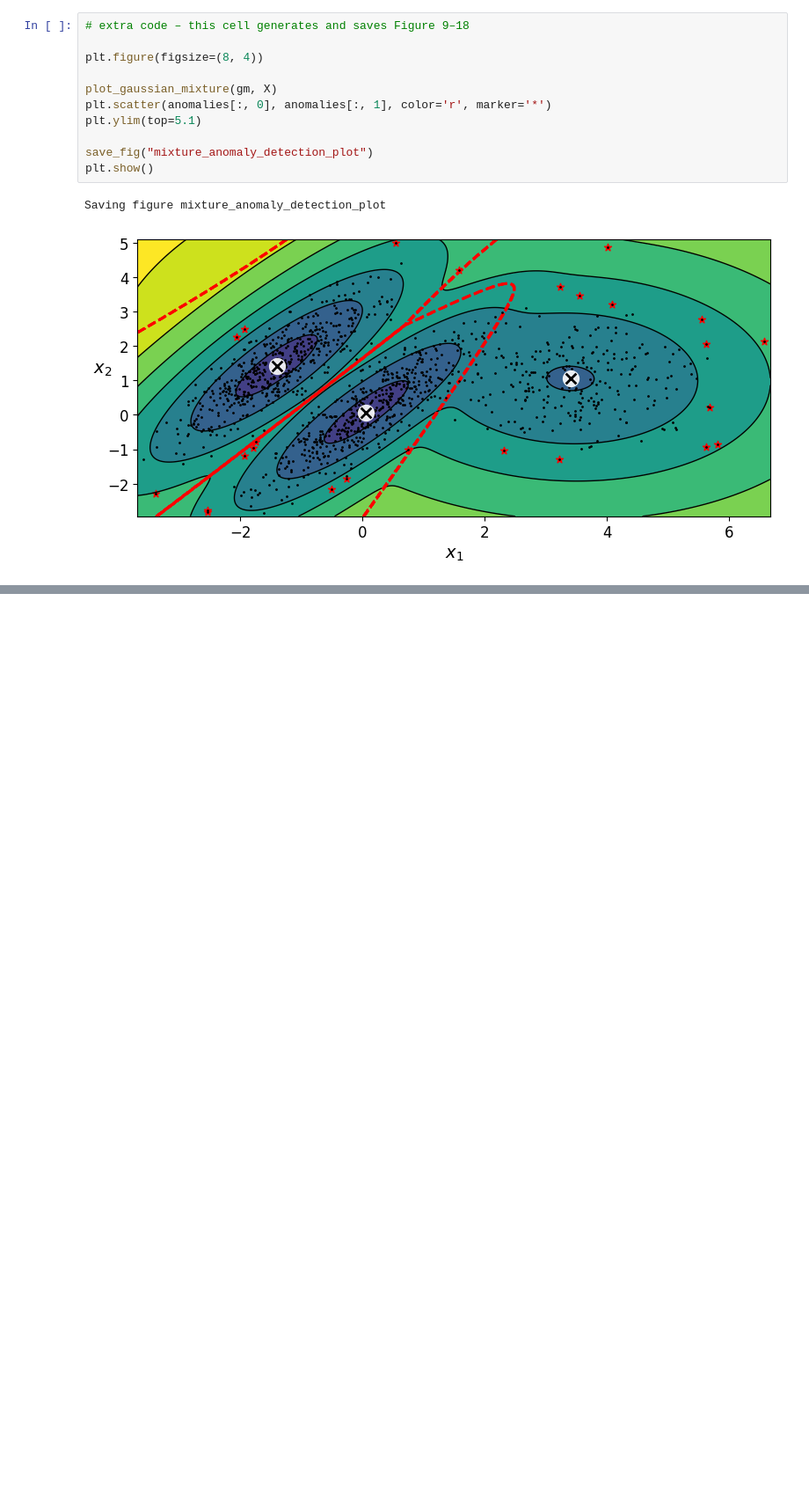
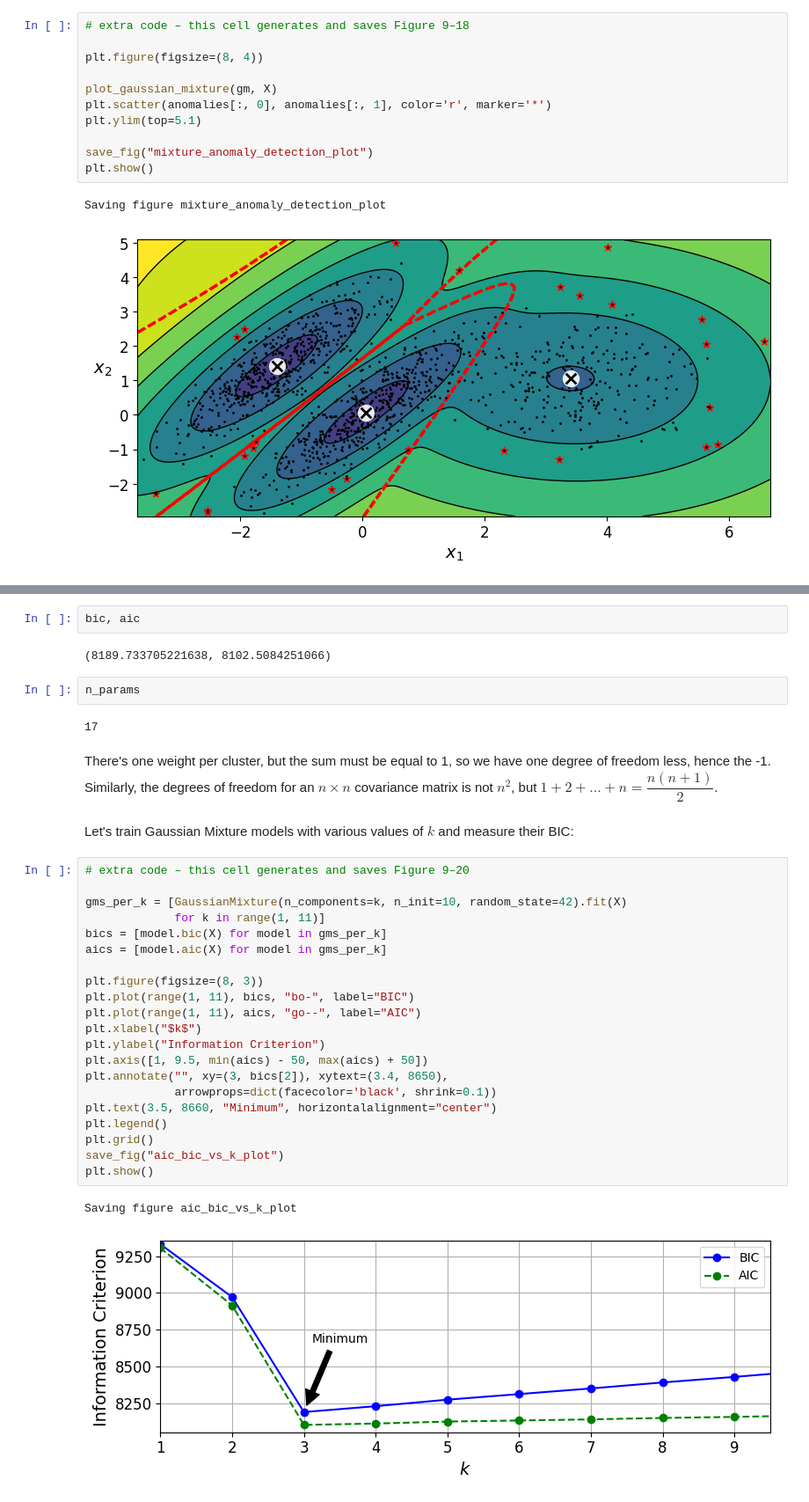
Before and after one commit to Pavan-jangid-here/Learning, a Jupyter notebook: Machine Learning (ML)/8. Unsupervised Learning.ipynb, the cells around one changed output, grey strips where cells are left out. Shown at 88% size. Saved outputs shown, nothing was run; the diff lists cells and outputs as text; blank space fills up the shorter version.

```diff
--- a/Machine Learning (ML)/8. Unsupervised Learning.ipynb
+++ b/Machine Learning (ML)/8. Unsupervised Learning.ipynb
@@ -1209,0 +1321,36 @@ Saving figure mixture_anomaly_detection_plot
+# %%
+bic, aic
+# %% [output]
+(8189.733705221638, 8102.5084251066)
+# %%
+n_params
+# %% [output]
+17
+# %% [markdown]
+There's one weight per cluster, but the sum must be equal to 1, so we have one degree of freedom less, hence the -1. Similarly, the degrees of freedom for an $n \times n$ covariance matrix is not $n^2$, but $1 + 2 + \dots + n = \dfrac{n (n+1)}{2}$.
+# %% [markdown]
+Let's train Gaussian Mixture models with various values of $k$ and measure their BIC:
+# %%
+# extra code – this cell generates and saves Figure 9–20
+
+gms_per_k = [GaussianMixture(n_components=k, n_init=10, random_state=42).fit(X)
+             for k in range(1, 11)]
+bics = [model.bic(X) for model in gms_per_k]
+aics = [model.aic(X) for model in gms_per_k]
+
+plt.figure(figsize=(8, 3))
+plt.plot(range(1, 11), bics, "bo-", label="BIC")
+plt.plot(range(1, 11), aics, "go--", label="AIC")
+plt.xlabel("$k$")
+plt.ylabel("Information Criterion")
+plt.axis([1, 9.5, min(aics) - 50, max(aics) + 50])
+plt.annotate("", xy=(3, bics[2]), xytext=(3.4, 8650),
+             arrowprops=dict(facecolor='black', shrink=0.1))
+plt.text(3.5, 8660, "Minimum", horizontalalignment="center")
+plt.legend()
+plt.grid()
+save_fig("aic_bic_vs_k_plot")
+plt.show()
+# %% [output]
+Saving figure aic_bic_vs_k_plot
+[figure, added]
```
Also changed, not shown: parts of 12 cells of this notebook, 20 other files.
